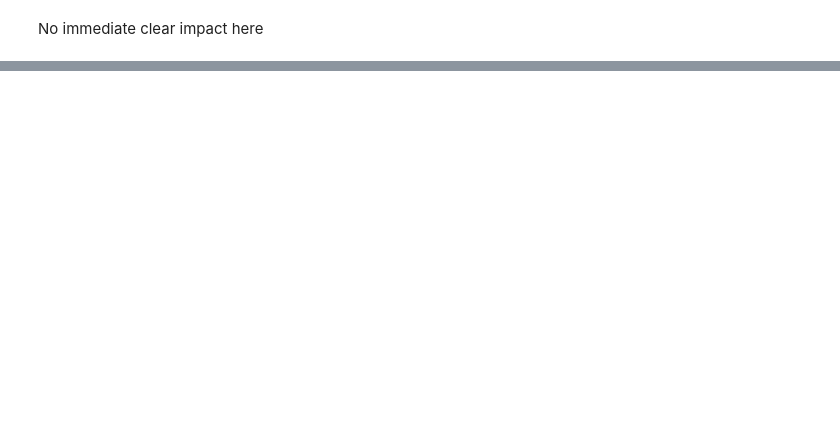
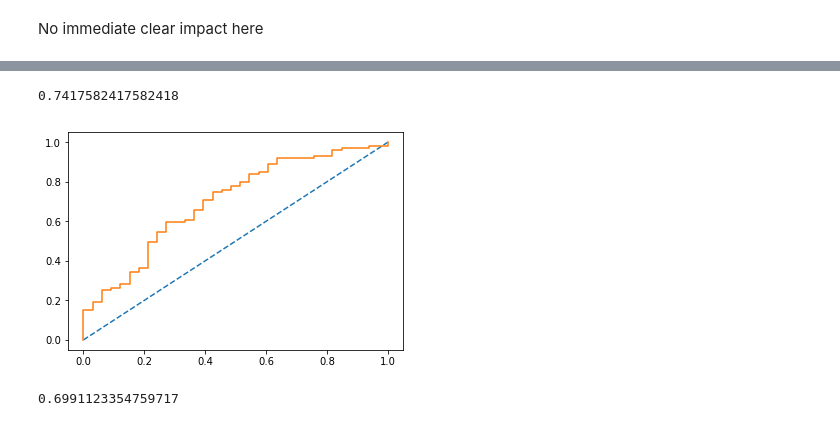
Before and after one commit to fairfield-university-ba545/project1-archana-s-team, a Jupyter notebook: Evaluation-Y2.ipynb, the cells around one changed output, grey strips where cells are left out. Saved outputs shown, nothing was run; the diff lists cells and outputs as text; code cells hidden in the pictures; blank space fills up the shorter version.

Commit message:
alt models

```diff
--- a/Evaluation-Y2.ipynb
+++ b/Evaluation-Y2.ipynb
@@ -392,0 +700,29 @@ No immediate clear impact here
+# %%
+parameters = {
+                'booster': ['gbtree','dart'],
+                'verbosity': [2],
+                'learning_rate': [0.01,0.05,0.1],
+#                 "n_estimators":[75,150,200],
+                'gamma': [0,1,5],
+                'max_depth': [3,4,5],
+                'scale_pos_weight': [1],
+                'subsample': [0.6, 0.7],
+                'colsample_bytree': [0.2,0.3,0.5],
+                'lambda': [0,0.33,0.66,1]
+            }
+
+eval_set = [(X2_train, y2_train), (X2_test, y2_test)]
+eval_metric = ["auc"]
+
+xgb_test = xgb.XGBClassifier(objective='binary:logistic',
+                    silent=True, eval_metric=eval_metric, eval_set=eval_set)
+
+folds = 2
+param_comb = 100
+
+skf = StratifiedKFold(n_splits=folds, shuffle = True, random_state = 6)
+
+random_search = RandomizedSearchCV(xgb_test, param_distributions=parameters, n_iter=param_comb, scoring='roc_auc',
+                                   n_jobs=-4, cv=skf.split(X2_train,y2_train), verbose=3, random_state=6 )
+
+random_search.fit(X2_train, y2_train)
@@ -392,0 +762,21 @@ No immediate clear impact here
+# %%
+precision_recall_fscore_support(y2_test, random_search.best_estimator_.predict(X2_test), average='weighted')[2]
+# %% [output]
+0.7417582417582418
+# %%
+xgb_proba = random_search.best_estimator_.predict_proba(X2_test)
+
+probs = xgb_proba[:, 1]
+# calculate roc curve
+fpr, tpr, thresholds = roc_curve(y2_test, probs)
+# plot no skill
+plt.plot([0, 1], [0, 1], linestyle='--')
+# plot the roc curve for the model
+plt.plot(fpr, tpr)
+# show the plot
+plt.show()
+auc = roc_auc_score(y2_test, probs)
+print(auc)
+# %% [output]
+[figure, added]
+0.6991123354759717
```
Also changed, not shown: parts of 41 cells of this notebook, 2 other files.
